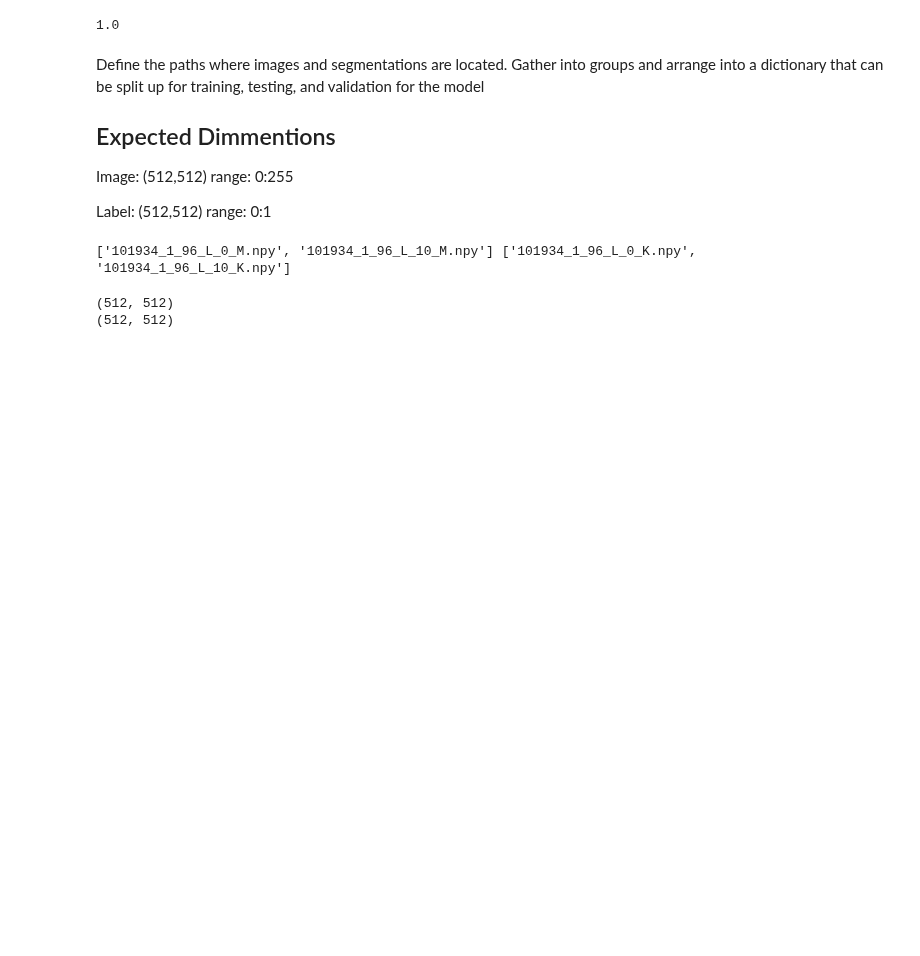
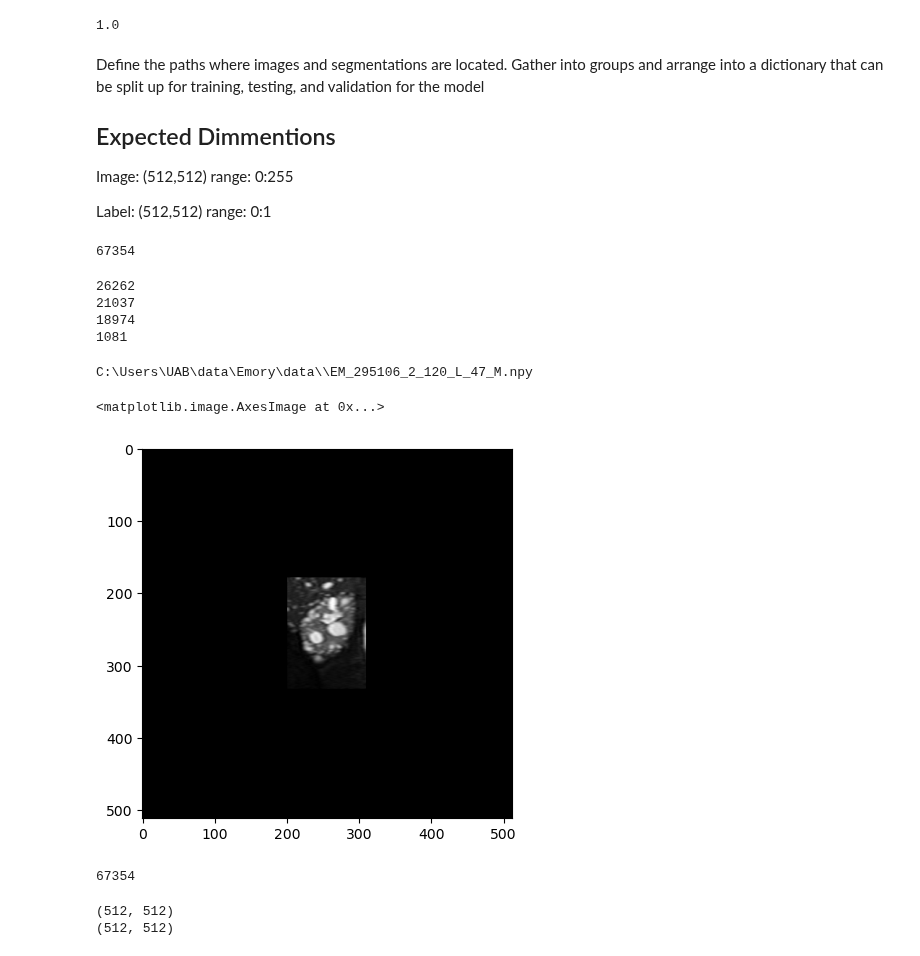
Before and after one commit to EmmaSchmidt2021/Kidney-Segmentation-Jupyter, a Jupyter notebook: (2) Model Training - Data Generator - Complete.ipynb, the cells around one changed output. Saved outputs shown, nothing was run; the diff lists cells and outputs as text; code cells hidden in the pictures; blank space fills up the shorter version.

```diff
--- a/(2) Model Training - Data Generator - Complete.ipynb
+++ b/(2) Model Training - Data Generator - Complete.ipynb
@@ -64,6 +60,20 @@ def gather_set(data_path, phrase):
     indices = np.array(range(len(set_of))) # we will use this in the next step.
 
     return set_of
+# %%
+def gather_set_and_path(data_path, phrase):
+    set_of = []
+    path = data_path + '\\'
+    for f in os.listdir(data_path):
+      if phrase in f:
+        set_of.append(str(data_path+f))
+      else:
+        continue
+    #set_of = np.array(set_of)
+
+    indices = np.array(range(len(set_of))) # we will use this in the next step.
+
+    return set_of
 # %% [markdown]
 Define the paths where images and segmentations are located. Gather into groups and arrange into a dictionary that can be split up for training, testing, and validation for the model
 
@@ -73,11 +83,49 @@ Image: (512,512) range: 0:255
 
 Label: (512,512) range: 0:1
 # %%
-data_path = r"C:\Users\UAB\Kidney-Segmentation-Jupyter\data\\"
+data_path_1 = r"C:\Users\UAB\Kidney-Segmentation-Jupyter\data\\"
+data_path_2 = r"C:\Users\UAB\data\Mayo\data\\"
+data_path_3 = r"C:\Users\UAB\data\Emory\data\\"
+data_path_4 = r"C:\Users\UAB\data\UAB\data\\"
 
-images = gather_set(data_path, '_M.')
-labels = gather_set(data_path, '_K')
-print(images[0:2], labels[0:2])
+images_1 = gather_set_and_path(data_path_1, '_M')
+images_2 = gather_set_and_path(data_path_2, '_M')
+images_3 = gather_set_and_path(data_path_3, '_M')
+images_4 = gather_set_and_path(data_path_4, '_M')
+
+
+images = images_1+images_2+images_3+images_4
+
+print(len(images))
 # %% [output]
-['101934_1_96_L_0_M.npy', '101934_1_96_L_10_M.npy'] ['101934_1_96_L_0_K.npy', '101934_1_96_L_10_K.npy']
+67354
+# %%
+print(len(images_1))
+print(len(images_2))
+print(len(images_3))
+print(len(images_4))
+# %% [output]
+26262
+21037
+18974
+1081
+# %%
+%matplotlib inline
+print(images[-1500])
+image = np.load(images[-1500])
+plt.imshow(image, cmap='gray')
+# %% [output]
+C:\Users\UAB\data\Emory\data\\EM_295106_2_120_L_47_M.npy
+<matplotlib.image.AxesImage at 0x...>
+[figure, added]
+# %%
+labels_1 = gather_set_and_path(data_path_1, '_K')
+labels_2 = gather_set_and_path(data_path_2, '_K')
+labels_3 = gather_set_and_path(data_path_3, '_K')
+labels_4 = gather_set_and_path(data_path_4, '_K')
+
+labels = labels_1 + labels_2 + labels_3 + labels_4
+print(len(labels))
+# %% [output]
+67354
 # %%
```
Also changed, not shown: parts of 16 cells of this notebook, 4 other files.
